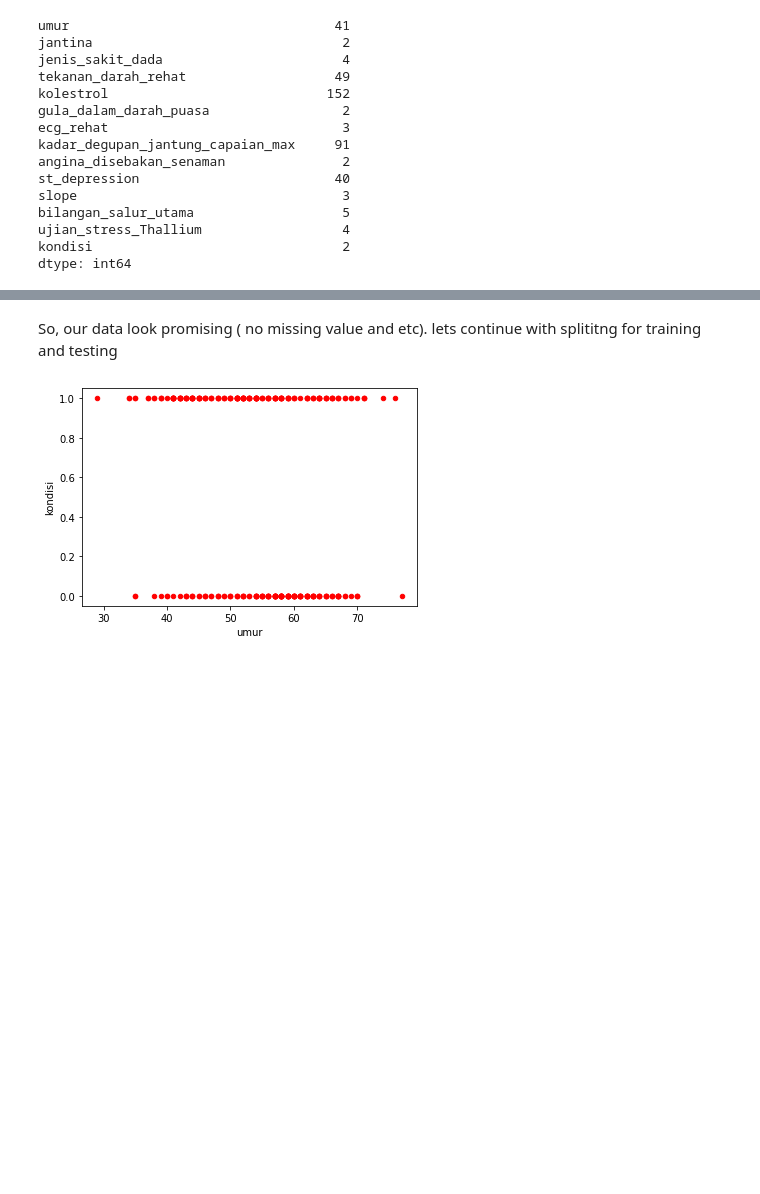
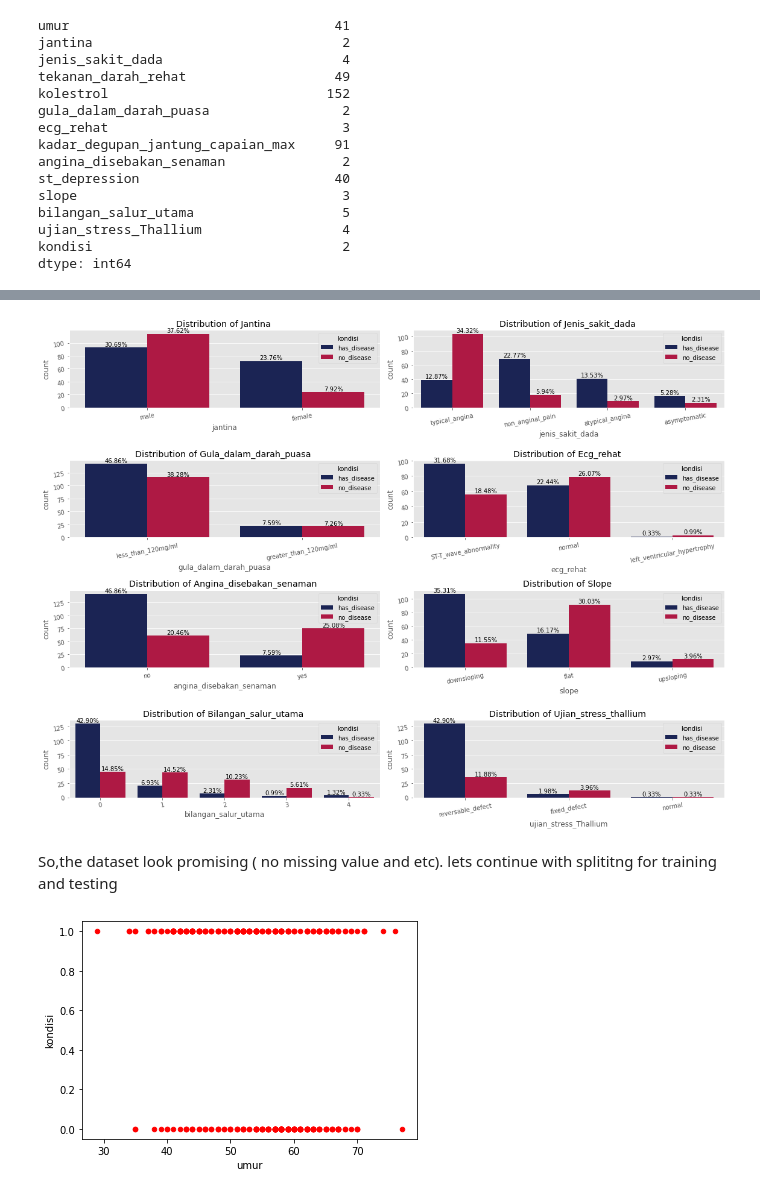
Before and after one commit to AR-Mustakim/replay-ML-basic, a Jupyter notebook: b_linearRegression.ipynb, the cells around one changed output, grey strips where cells are left out. Drawn from its saved outputs; the diff is of its cells as text; code cells hidden in the pictures; blank space fills up the shorter version.

```diff
--- a/b_linearRegression.ipynb
+++ b/b_linearRegression.ipynb
@@ -88,0 +241,6 @@ dtype: int64
+# %%
+# Categorical data vs condition:
+
+ctg_dist(dataset, categorical[:-1], 'kondisi', 4, 2)
+# %% [output]
+[figure, added]
@@ -89,5 +255,5 @@ dtype: int64
 # %% [markdown]
-So, our data look promising ( no missing value and etc). lets continue with splititng for training and testing
+So,the dataset look promising ( no missing value and etc). lets continue with splititng for training and testing
 # %%
 #lets view our data scatter before splitting
 dataset.plot(kind='scatter', x ='umur', y='kondisi', color='red')
```
Also changed, not shown: parts of 10 cells of this notebook, 1 other file.
